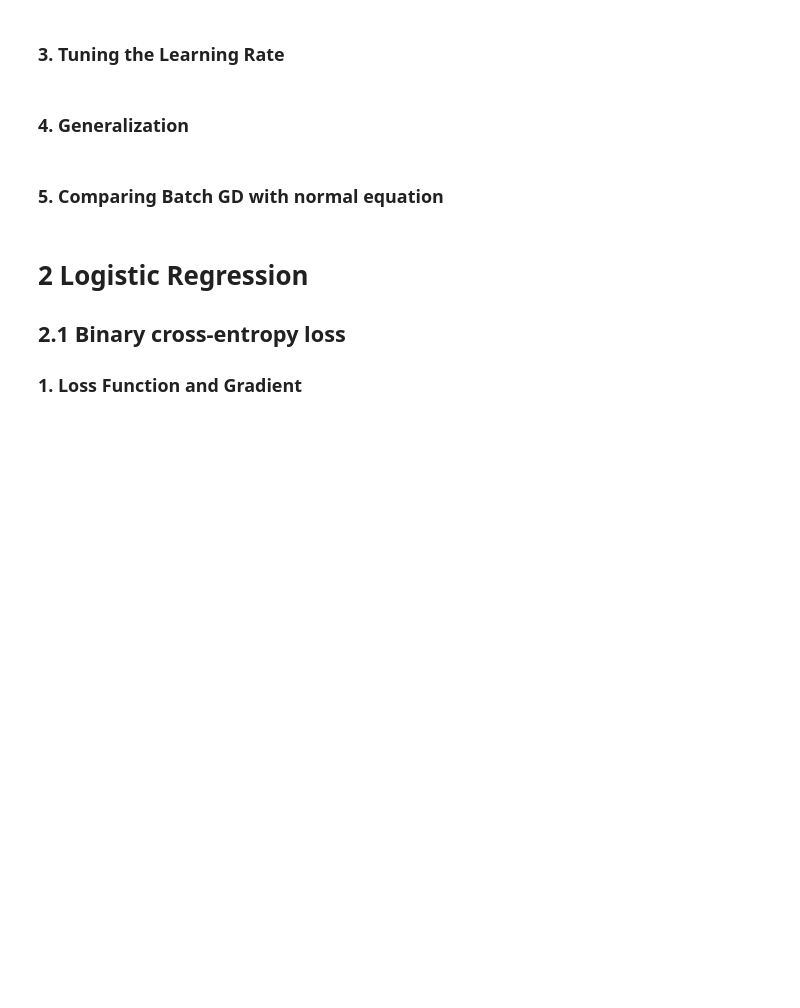
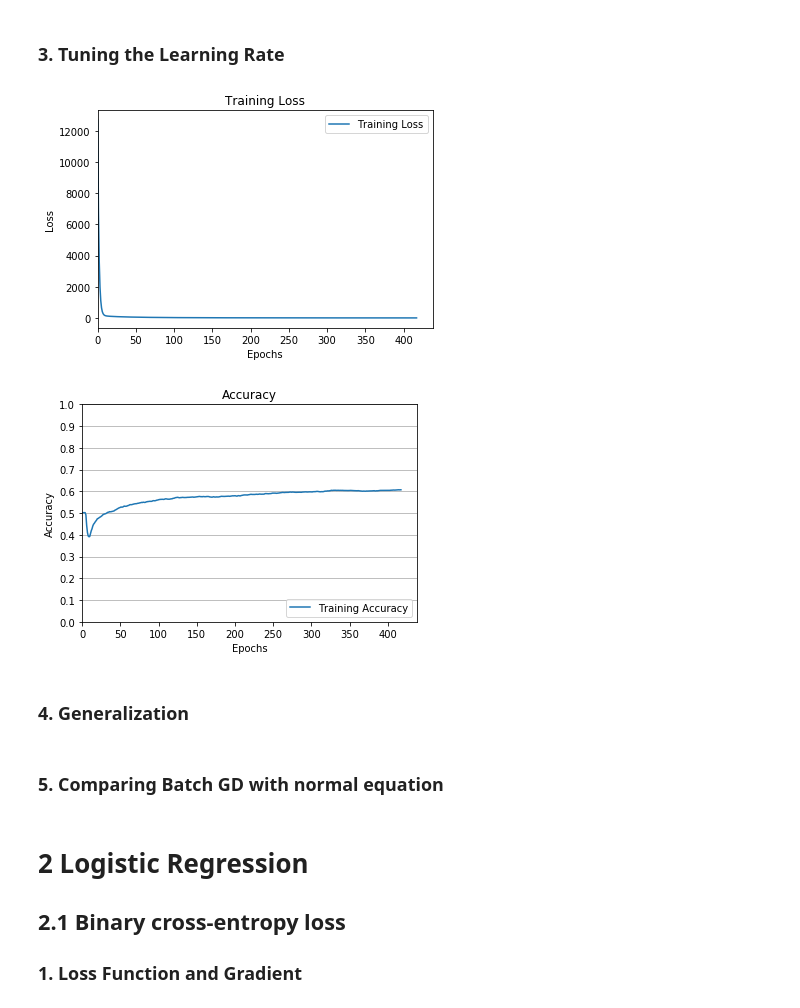
Before and after one commit to ekeilty17/ECE421-Assignments, a Jupyter notebook: A1/A1 WriteUp.ipynb, the cells around one changed output. Saved outputs shown, nothing was run; the diff lists cells and outputs as text; code cells hidden in the pictures; blank space fills up the shorter version.

```diff
--- a/A1/A1 WriteUp.ipynb
+++ b/A1/A1 WriteUp.ipynb
@@ -198,6 +215,12 @@ def plot_accuracy(x, train_accuracy=None, valid_accuracy=None, test_accuracy=Non
 # Test your implementation of Gradient Descent with 5000 epochs and \lambda = 0. Investigate the
 # impact of learning rate, \alpha = 0.005, 0.001, 0.0001 on the performance of your classifier.
 # Plot the training, validation and test losses.
+# %%
+plot_loss(np.arange(0, len(train_loss), 1), train_loss)#, valid_loss, test_loss)
+plot_accuracy(np.arange(0, len(train_loss), 1), train_acc)#, valid_acc, test_acc)
+# %% [output]
+[figure, added]
+[figure, added]
 # %% [markdown]
 ### 4. Generalization
 # %%
```
Also changed, not shown: parts of 5 cells of this notebook.
